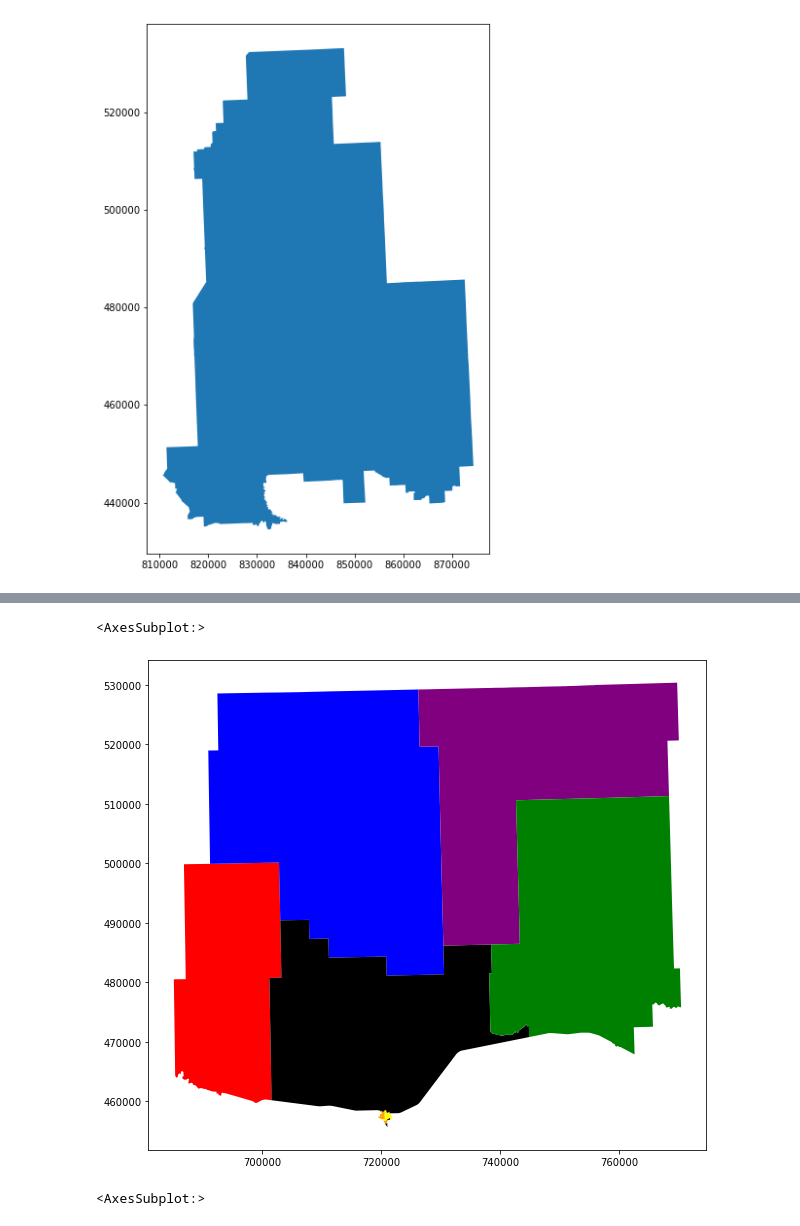
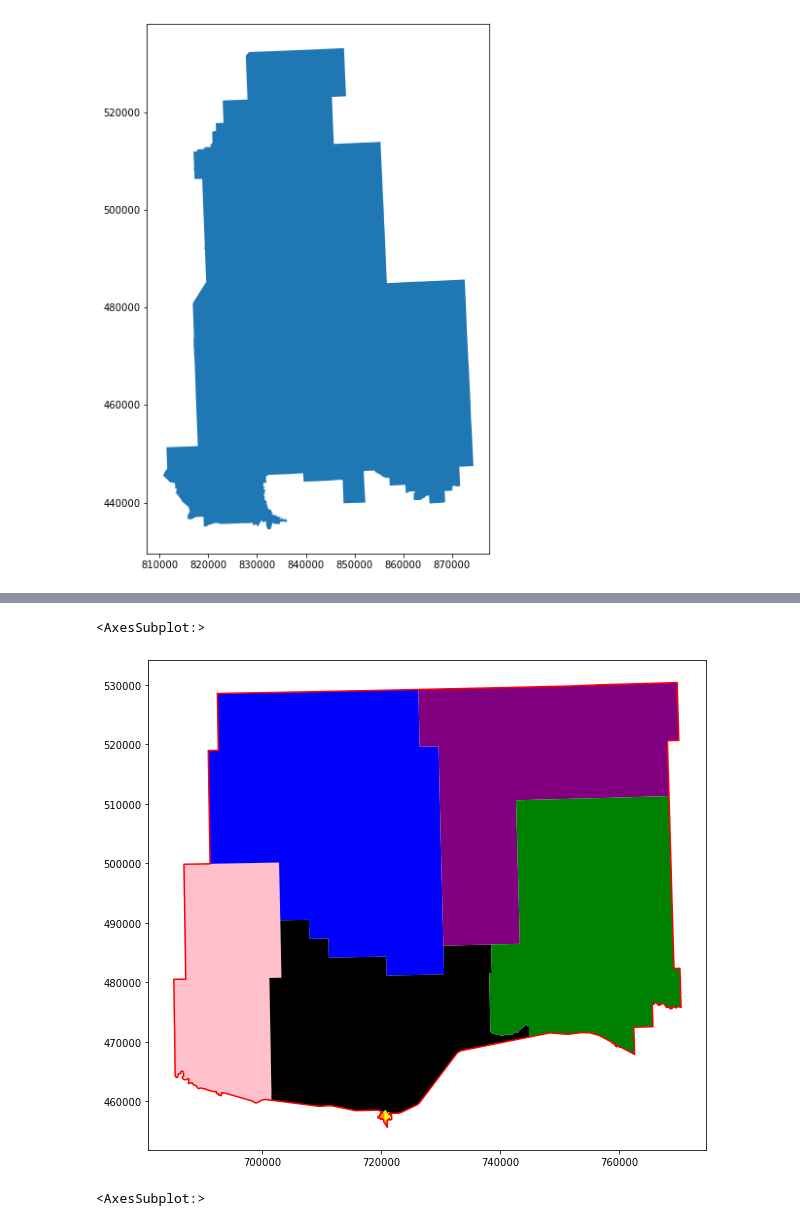
Before and after one commit to nonpartisan-redistricting-datahub/pdv-mt, a Jupyter notebook: vest-mt-2016/vest-mt-2016-validation.ipynb, the cells around one changed output, grey strips where cells are left out. Saved outputs shown, nothing was run; the diff lists cells and outputs as text; code cells hidden in the pictures.

```diff
--- a/vest-mt-2016/vest-mt-2016-validation.ipynb
+++ b/vest-mt-2016/vest-mt-2016-validation.ipynb
@@ -1017,7 +588,3 @@ Index(['NUMBER', 'NAME_x', 'HOUSE', 'SENATE', 'POLLINGPLA', 'COUNTY_x',
        'G16SOSRSTA', 'G16SOSDLIN', 'G16SOSLROO', 'G16AUDRROS', 'G16AUDDLAS',
        'G16SPIRARN', 'G16SPIDROM', 'geometry_y', '_merge'],
       dtype='object')
-# %%
-mt_shp["join_col"]=mt_shp["join_col"].str.upper()
-#Use the dictionary to change the names
-mt_shp["join_col"]=mt_shp["join_col"].map(source_vest_names_dict).fillna(mt_shp["join_col"])
@@ -1165,10 +757,10 @@ vest_mt_16[vest_mt_16['join_col'] == '105FORT PECK'].plot(ax=ax, color='orange')
 # %%
 #Merge precinct FRAZER and FORT PECK into 31 FTP FRZ
-prec2combine = [vest_mt_16.loc[vest_mt_16["join_col"]=="105FRAZER"],vest_mt_16.loc[vest_mt_16["join_col"]=="105FORT PECK"]]
+prec2combine = [vest_mt_16.loc[vest_mt_16["join_col"]=="1052-FRAZER"],vest_mt_16.loc[vest_mt_16["join_col"]=="1051-FORT PECK"]]
 new_fort = gp.GeoDataFrame(pd.concat(prec2combine, ignore_index=True), crs = 32100)
-vest_mt_16.loc[vest_mt_16["join_col"]=="105FRAZER","join_col"]='10531 FTP FRZ'
+vest_mt_16.loc[vest_mt_16["join_col"]=="1052-FRAZER","join_col"]='10531 FTP FRZ'
 vest_mt_16.loc[vest_mt_16["join_col"]=="10531 FTP FRZ","geometry"]=new_fort.unary_union
-vest_mt_16 = vest_mt_16[vest_mt_16["join_col"]!="105FORT PECK"]
+vest_mt_16 = vest_mt_16[vest_mt_16["join_col"]!="1051-FORT PECK"]
 vest_mt_16[vest_mt_16['join_col'] =='10531 FTP FRZ'].plot(figsize=(10,10))
 # %% [output]
 <AxesSubplot:>
@@ -1187,10 +775,10 @@ vest_mt_16[vest_mt_16['join_col'] == '105HINSDALE'].plot(ax=ax, color='black')
 # %%
 #Merge precinct GLASGOW and HINSDALE into 33 GLS HIN
-prec2combine = [vest_mt_16.loc[vest_mt_16["join_col"]=="105GLASGOW"],vest_mt_16.loc[vest_mt_16["join_col"]=="105HINSDALE"]]
+prec2combine = [vest_mt_16.loc[vest_mt_16["join_col"]=="1054-GLASGOW"],vest_mt_16.loc[vest_mt_16["join_col"]=="1053-HINSDALE"]]
 new_fort = gp.GeoDataFrame(pd.concat(prec2combine, ignore_index=True), crs = 32100)
-vest_mt_16.loc[vest_mt_16["join_col"]=="105GLASGOW","join_col"]='10533 GLS HIN'
+vest_mt_16.loc[vest_mt_16["join_col"]=="1054-GLASGOW","join_col"]='10533 GLS HIN'
 vest_mt_16.loc[vest_mt_16["join_col"]=="10533 GLS HIN","geometry"]=new_fort.unary_union
-vest_mt_16 = vest_mt_16[vest_mt_16["join_col"]!="105HINSDALE"]
+vest_mt_16 = vest_mt_16[vest_mt_16["join_col"]!="1053-HINSDALE"]
 vest_mt_16[vest_mt_16['join_col'] =='10533 GLS HIN'].plot(figsize=(10,10))
 # %% [output]
 <AxesSubplot:>
@@ -1211,12 +795,12 @@ vest_mt_16[vest_mt_16['join_col'] == '105OPHEIM'].plot(ax=ax, color='purple')
 # %%
 #Merge precinct GLASGOW NORTHEAST, LUSTRE, NASHUA, and OPHEIM into 34 LUS OPH NAS GNE
-prec2combine = [vest_mt_16.loc[vest_mt_16["join_col"]=="105GLASGOW NORTHEAST"],vest_mt_16.loc[vest_mt_16["join_col"]=="105LUSTRE"],vest_mt_16.loc[vest_mt_16["join_col"]=="105NASHUA"],vest_mt_16.loc[vest_mt_16["join_col"]=="105OPHEIM"]]
+prec2combine = [vest_mt_16.loc[vest_mt_16["join_col"]=="1055-GLASGOW NE"],vest_mt_16.loc[vest_mt_16["join_col"]=="1057-LUSTRE"],vest_mt_16.loc[vest_mt_16["join_col"]=="1056-NASHUA"],vest_mt_16.loc[vest_mt_16["join_col"]=="1058-OPHEIM"]]
 new_fort = gp.GeoDataFrame(pd.concat(prec2combine, ignore_index=True), crs = 32100)
-vest_mt_16.loc[vest_mt_16["join_col"]=="105GLASGOW NORTHEAST","join_col"]='10534 LUS OPH NAS GNE'
+vest_mt_16.loc[vest_mt_16["join_col"]=="1055-GLASGOW NE","join_col"]='10534 LUS OPH NAS GNE'
 vest_mt_16.loc[vest_mt_16["join_col"]=="10534 LUS OPH NAS GNE","geometry"]=new_fort.unary_union
-vest_mt_16 = vest_mt_16[vest_mt_16["join_col"]!="105LUSTRE"]
-vest_mt_16 = vest_mt_16[vest_mt_16["join_col"]!="105NASHUA"]
-vest_mt_16 = vest_mt_16[vest_mt_16["join_col"]!="105OPHEIM"]
+vest_mt_16 = vest_mt_16[vest_mt_16["join_col"]!="1057-LUSTRE"]
+vest_mt_16 = vest_mt_16[vest_mt_16["join_col"]!="1056-NASHUA"]
+vest_mt_16 = vest_mt_16[vest_mt_16["join_col"]!="1058-OPHEIM"]
 vest_mt_16[vest_mt_16['join_col'] =='10534 LUS OPH NAS GNE'].plot(figsize=(10,10))
 # %% [output]
 <AxesSubplot:>
@@ -1229,13 +808,14 @@ mt_shp[mt_shp['join_col'] =='071PCT 11N - PHILLIPS - 33/17'].plot(figsize=(10,10
 # %%
-ax = vest_mt_16[vest_mt_16['join_col'] == '0712N DODSON NORTH'].plot(color='red',figsize=(10,10))
-vest_mt_16[vest_mt_16['join_col'] == '0717 LORING'].plot(ax=ax, color='blue')
-vest_mt_16[vest_mt_16['join_col'] == '0719-1 MALTA CITY WARD 1'].plot(ax=ax, color='orange')
-vest_mt_16[vest_mt_16['join_col'] == '0719-2 MALTA CITY WARD 2'].plot(ax=ax, color='yellow')
-vest_mt_16[vest_mt_16['join_col'] == '07112N MALTA COUNTRY NORTH'].plot(ax=ax, color='black')
-vest_mt_16[vest_mt_16['join_col'] == '07116 WHITEWATER'].plot(ax=ax, color='purple')
-vest_mt_16[vest_mt_16['join_col'] == '0718N SACO NORTH'].plot(ax=ax, color='green')
+ax = mt_shp[mt_shp['join_col'] =='071PCT 11N - PHILLIPS - 33/17'].boundary.plot(color='red',figsize=(10,10))
+vest_mt_16[vest_mt_16['join_col'] == '071PCT 2-N - DODSON NORTH - 33/17'].plot(ax=ax,color='pink')
+vest_mt_16[vest_mt_16['join_col'] == '071PCT 7 - LORING - 33/17'].plot(ax=ax, color='blue')
+vest_mt_16[vest_mt_16['join_col'] == '071PCT 9-1 - MALTA CITY - 33/17'].plot(ax=ax, color='orange')
+vest_mt_16[vest_mt_16['join_col'] == '071PCT 9-2 - MALTA CITY - 33/17'].plot(ax=ax, color='yellow')
+vest_mt_16[vest_mt_16['join_col'] == '071PCT 12-N - MALTA NORTH - 33/17'].plot(ax=ax, color='black')
+vest_mt_16[vest_mt_16['join_col'] == '071PCT 16 - WHITEWATER - 33/17'].plot(ax=ax, color='purple')
+vest_mt_16[vest_mt_16['join_col'] == '071PCT 8-N - SACO NORTH - 33/17'].plot(ax=ax, color='green')
 # %% [output]
 <AxesSubplot:>
-[figure, old version]
+[figure, new version]
 # %%
 #Merge precinct 2N DODSON NORTH, 7 LORING, 9-1 MALTA CITY WARD 1, 9-2 MALTA CITY WARD 2, 12N MALTA COUNTRY NORTH, 16 WHITEWATER, and 8N SACO NORTH into PCT 11N - PHILLIPS - 33/17
```
Also changed, not shown: parts of 74 cells of this notebook.
